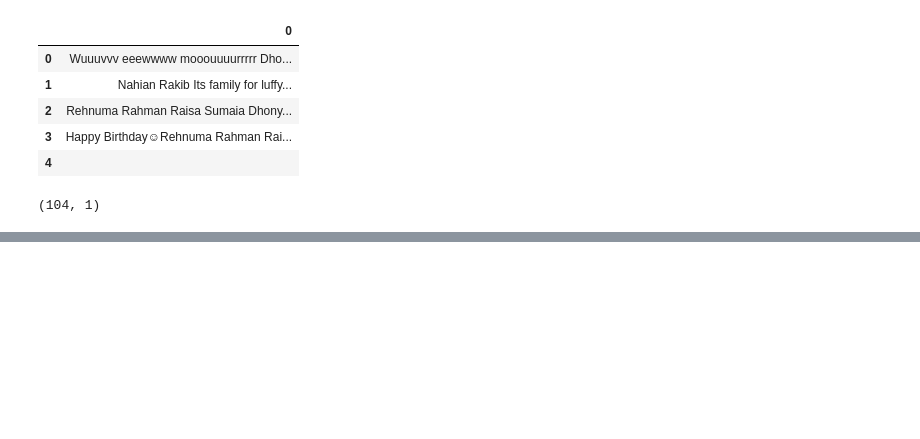
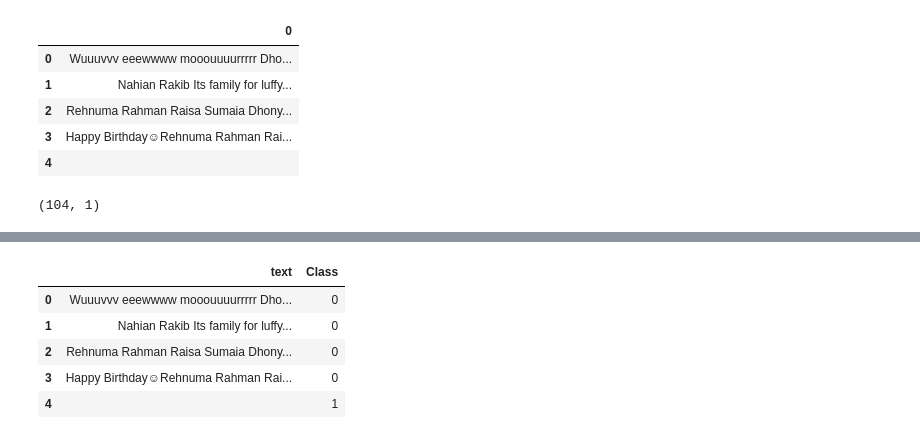
Before and after one commit to afahad0149/MindSeer, a Jupyter notebook: FB_json_parsing.ipynb, the cells around one changed output, grey strips where cells are left out. Drawn from its saved outputs; the diff is of its cells as text; code cells hidden in the pictures; blank space fills up the shorter version.

```diff
--- a/FB_json_parsing.ipynb
+++ b/FB_json_parsing.ipynb
@@ -150,19 +208,42 @@ len(groups_texts)
 # %%
-posts_texts = []
+negative_user_posts_count = 0
+positive_user_posts_count = 0
+posts_with_timestamps = []
+# posts_texts = []
+
 for i in range(participants):
-    text = ""
     try:
-        for post in posts_data[i]["posts"]:
+        for post_details in posts_data[i]["posts"]:
             #print(post)
+            post = {}
+            post['user_id'] = i
+            post['timestamp'] = post_details['timestamp']
             try:
-                for data in post['data']:
+                for data in post_details['data']:
                     #print(data)
                     if 'post' in data:
-                        text += (data['post'] + " ")
+                        post['text'] = data['post']
+                    else:
+                        post['text'] = None
+
+                    posts_with_timestamps.append(post)
+
+                    if i in negative_class:
+                        negative_count += 1
+                        negative_user_posts_count += 1
+                    else:
+                        positive_count += 1
+                        positive_user_posts_count += 1
             except KeyError:
+                post['text'] = None
+                posts_with_timestamps.append(post)
                 continue
     except KeyError:
+        post = {}
+        post['user_id'] = i
+        post['timestamp'] = None
+        post['text'] = None
         continue
 
-    finally:
-        posts_texts.append(text)
+    # finally:
+    #     posts_texts.append(text)
@@ -194,3 +369,6 @@ all_text_data.head()
 all_text_data.shape
 # %% [output]
 (104, 1)
+# %%
+total_df = all_text_data.rename(columns = {0 : 'text'})
+total_df.head()
@@ -197,2 +382,12 @@ all_text_data.shape
+# %%
+total_df['Class'] = Class
+total_df.head()
+# %% [output]
+|  | text | Class |
+| 0 | Wuuuvvv eeewwww mooouuuurrrrr Dho... | 0 |
+| 1 | Nahian Rakib Its family for luffy... | 0 |
+| 2 | Rehnuma Rahman Raisa Sumaia Dhony... | 0 |
+| 3 | Happy Birthday☺Rehnuma Rahman Rai... | 0 |
+| 4 |  | 1 |
 # %%
 #Saving to xlsx format
```
Also changed, not shown: parts of 26 cells of this notebook, 1 other file.
